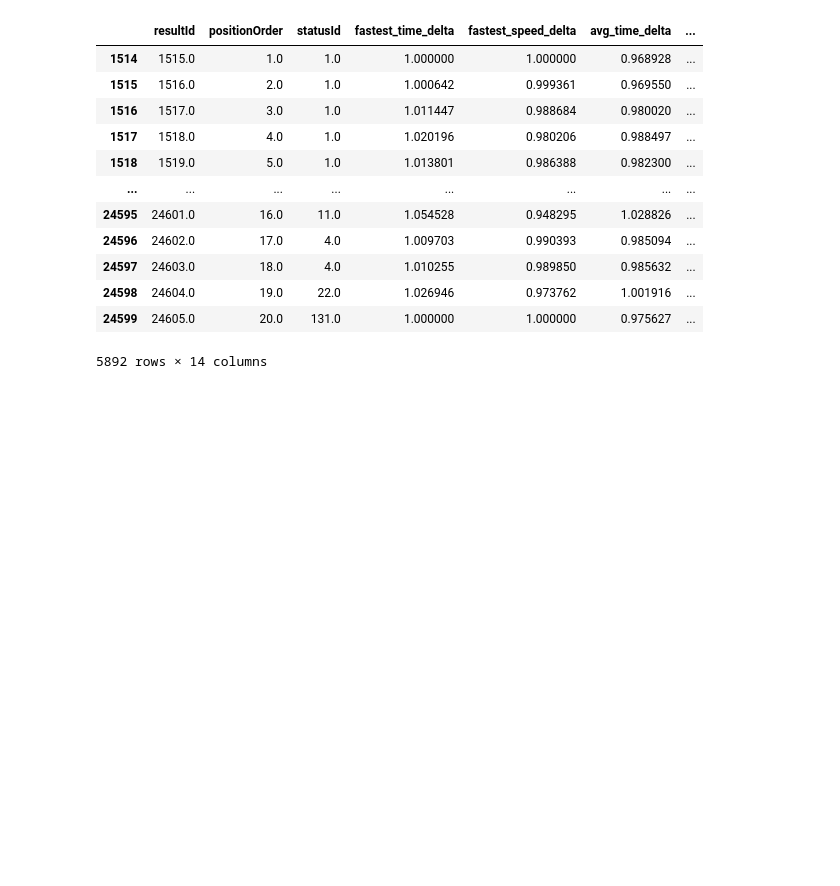
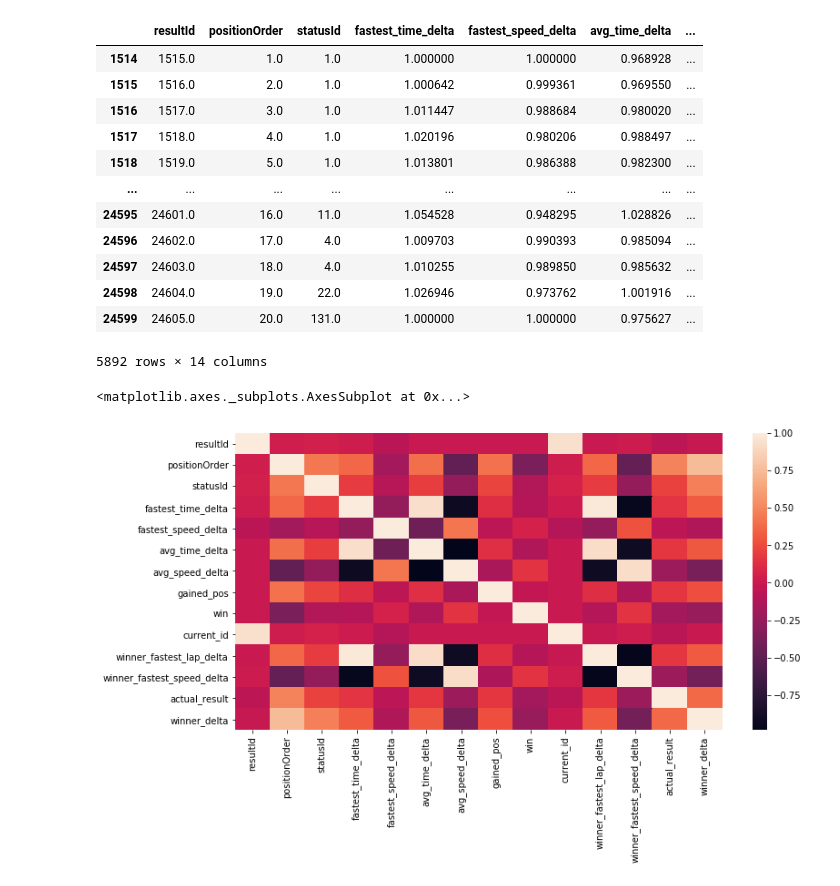
Before and after one commit to edie-zhou/data_lab_f1, a Jupyter notebook: F1.ipynb, the cells around one changed output. Drawn from its saved outputs; the diff is of its cells as text; code cells hidden in the pictures; blank space fills up the shorter version.

Commit message:
Added heatmap

```diff
--- a/F1.ipynb
+++ b/F1.ipynb
@@ -555,3 +555,11 @@ data.to_csv('feature_data.csv', index=False)
 | 24598 | 24604.0 | 19.0 | 22.0 | 1.026946 | 0.973762 | 1.001916 | ... |
 | 24599 | 24605.0 | 20.0 | 131.0 | 1.000000 | 1.000000 | 0.975627 | ... |
 5892 rows × 14 columns
+# %%
+import seaborn as sns
+# feature =
+corrMatrix = data.corr()
+sns.heatmap(corrMatrix)
+# %% [output]
+<matplotlib.axes._subplots.AxesSubplot at 0x...>
+[figure, added]
```
